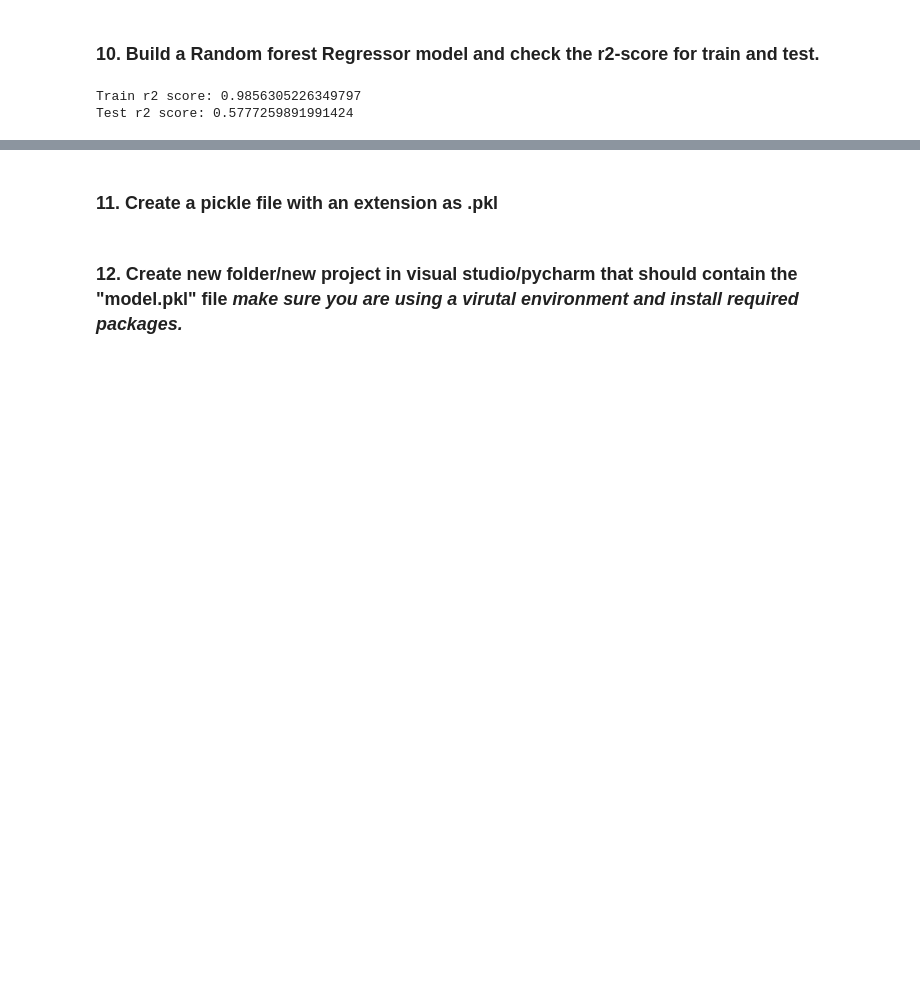
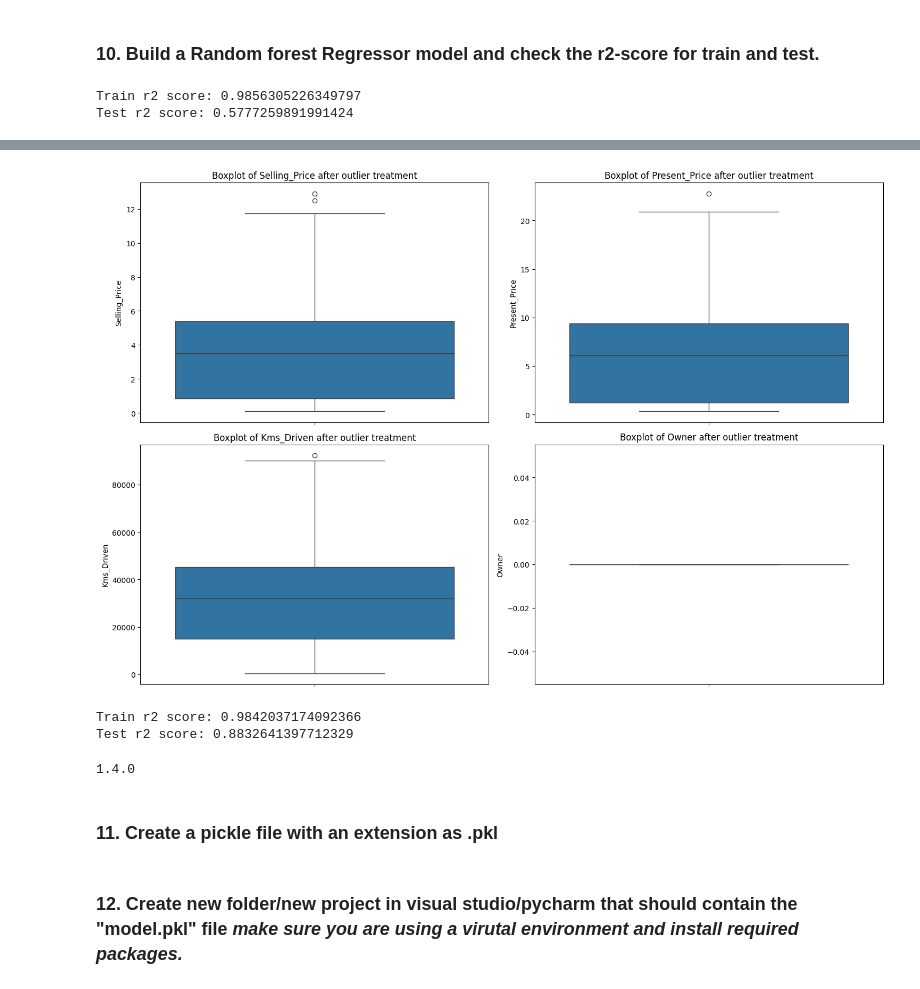
Before and after one commit to harihargithub/Python---LAB-5-due-260324, a Jupyter notebook: Lab 5 Updated.ipynb, the cells around one changed output, grey strips where cells are left out. Drawn from its saved outputs; the diff is of its cells as text; code cells hidden in the pictures; blank space fills up the shorter version.

```diff
--- a/Lab 5 Updated.ipynb
+++ b/Lab 5 Updated.ipynb
@@ -216,0 +336,7 @@ Test r2 score: 0.5777259891991424
+# %%
+# Get a list of all column names
+columns = final_dataset.columns
+
+# Print descriptive statistics for each column
+for column in columns:
+    print(f'Descriptive statistics for {column}:\n{final_dataset[column].describe()}\n')
@@ -216,0 +361,39 @@ Test r2 score: 0.5777259891991424
+# %%
+# Open the output file
+with open('output.txt', 'w') as f:
+    # Write descriptive statistics for each column to the file
+    for column in columns:
+        f.write(f'Descriptive statistics for {column}:\n{final_dataset[column].describe()}\n\n')
+# %%
+# Based on output.txt treaing the outliers
+# List of columns to treat outliers
+outlier_columns = ['Selling_Price', 'Present_Price', 'Kms_Driven', 'Owner']
+
+# Treat outliers for each column
+for column in outlier_columns:
+    # Calculate the IQR of the column
+    Q1 = final_dataset[column].quantile(0.25)
+    Q3 = final_dataset[column].quantile(0.75)
+    IQR = Q3 - Q1
+
+    # Define the upper and lower bounds for outliers
+    lower_bound = Q1 - 1.5 * IQR
+    upper_bound = Q3 + 1.5 * IQR
+
+    # Identify the outliers
+    outliers = final_dataset[(final_dataset[column] < lower_bound) | (final_dataset[column] > upper_bound)]
+
+    # Replace the outliers with the median of the column
+    final_dataset[column] = np.where((final_dataset[column] < lower_bound) | (final_dataset[column] > upper_bound), final_dataset[column].median(), final_dataset[column])
+# %%
+fig, axs = plt.subplots(nrows=2, ncols=2, figsize=(15, 10))
+
+# Create a boxplot for each column
+for i, column in enumerate(outlier_columns):
+    sns.boxplot(y=final_dataset[column], ax=axs[i//2, i%2])
+    axs[i//2, i%2].set_title(f'Boxplot of {column} after outlier treatment')
+
+plt.tight_layout()
+plt.show()
+# %% [output]
+[figure, added]
@@ -216,0 +411,24 @@ Test r2 score: 0.5777259891991424
+# %%
+from sklearn.ensemble import RandomForestRegressor
+from sklearn.model_selection import train_test_split
+from sklearn.metrics import r2_score
+
+
+# Create a Random Forest Regressor
+rf = RandomForestRegressor(n_estimators=100, random_state=42)
+
+# Train the model
+rf.fit(X_train, y_train)
+
+# Make predictions on the test set
+y_pred = rf.predict(X_test)
+
+# Calculate the r2_score for the train and test sets
+r2_train = r2_score(y_train, rf.predict(X_train))
+r2_test = r2_score(y_test, y_pred)
+
+print(f'Train r2 score: {r2_train}')
+print(f'Test r2 score: {r2_test}')
+# %% [output]
+Train r2 score: 0.9842037174092366
+Test r2 score: 0.8832641397712329
@@ -217,2 +444,7 @@ Test r2 score: 0.5777259891991424
+# %%
+import sklearn
+print(sklearn.__version__)
+# %% [output]
+1.4.0
 # %% [markdown]
 ### 11. Create a pickle file with an extension as .pkl
```
Also changed, not shown: parts of 9 cells of this notebook, 18 other files.
